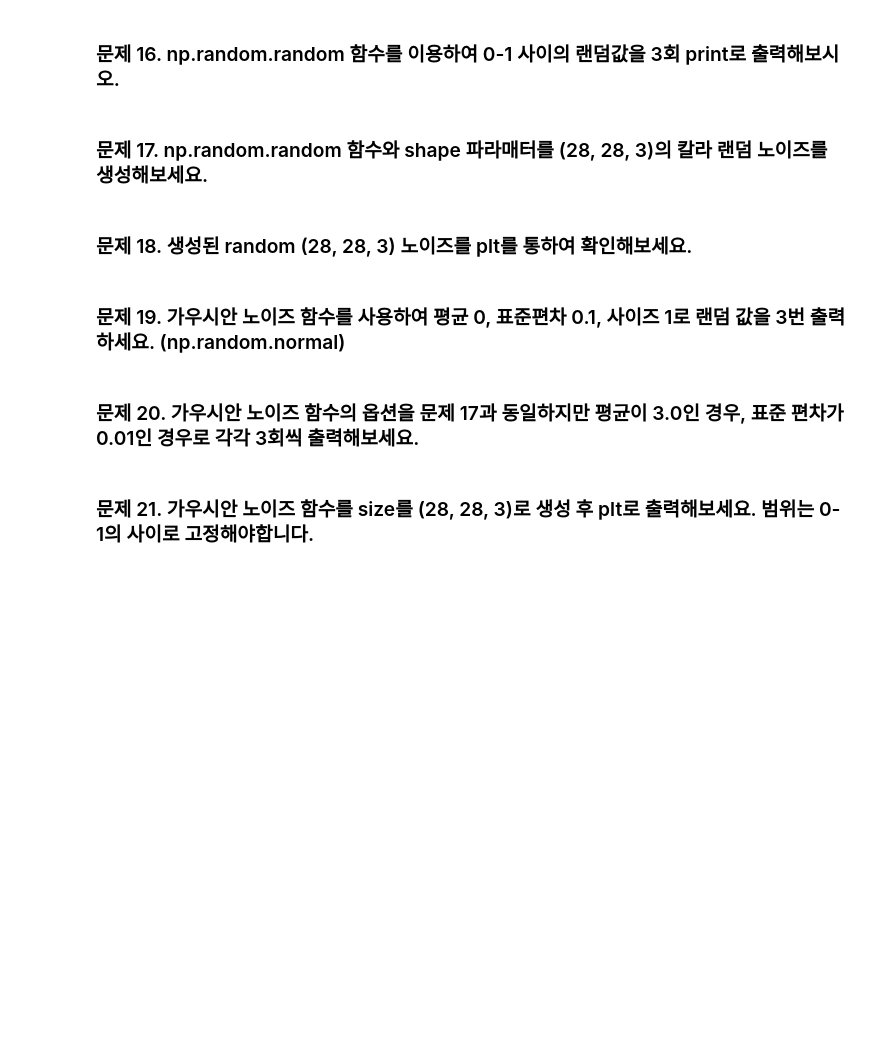
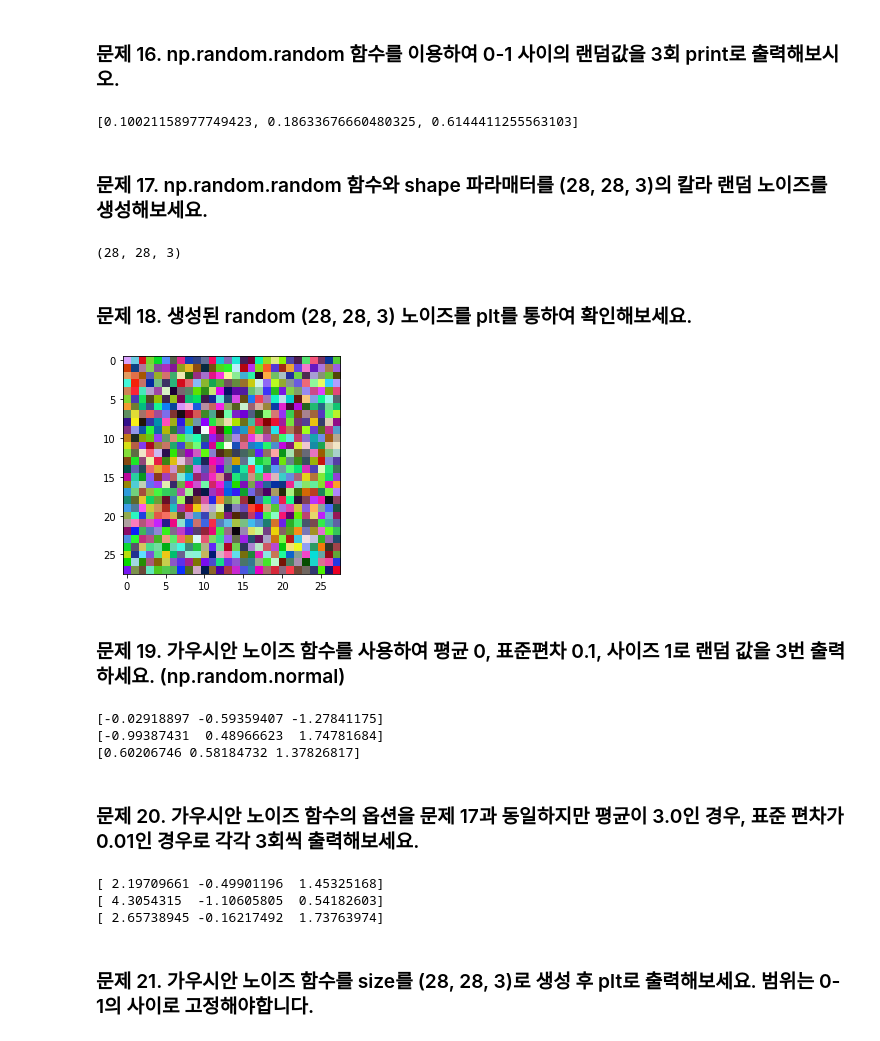
Before and after one commit to boossiman2/FastCampus-Deeplearning300, a Jupyter notebook: Part2_Image change/2_1_화질 개선 - 손상된 의류 이미지 화질 복구하기.ipynb, the cells around one changed output. Drawn from its saved outputs; the diff is of its cells as text; code cells hidden in the pictures; blank space fills up the shorter version.

```diff
--- a/Part2_Image change/2_1_화질 개선 - 손상된 의류 이미지 화질 복구하기.ipynb
+++ b/Part2_Image change/2_1_화질 개선 - 손상된 의류 이미지 화질 복구하기.ipynb
@@ -166,22 +219,44 @@ $$normalize(x) = \frac{x}{최대값}$$
 ### 문제 16. np.random.random 함수를 이용하여 0-1 사이의 랜덤값을 3회 print로 출력해보시오.
 # %%
 # np.random.ranodm을 이용해서 0-1 사의의 랜덤값을 3회 출력하는 코드를 작성하시오.
+print( [np.random.random() for _ in range(3)] )
+# %% [output]
+[0.10021158977749423, 0.18633676660480325, 0.6144411255563103]
 # %% [markdown]
 ### 문제 17. np.random.random 함수와 shape 파라매터를 (28, 28, 3)의 칼라 랜덤 노이즈를 생성해보세요.
 # %%
 # np.random.randpm 함수와 shape 파라매터를 이용하여 (28, 28, 3)의 랜덤 노이즈를 생성하는 코드를 작성하시오.
+np.random.random((28,28,3)).shape
+# %% [output]
+(28, 28, 3)
 # %% [markdown]
 ### 문제 18. 생성된 random (28, 28, 3) 노이즈를 plt를 통하여 확인해보세요.
 # %%
 # plt를 통하여 random (28, 28, 3) 노이즈를 2회 출력하는 코드를 작성하시고, 이미지가 다른지 확인하세요.
+plt.imshow(np.random.random((28,28,3)))
+plt.show()
+# %% [output]
+[figure, added]
 # %% [markdown]
 ### 문제 19. 가우시안 노이즈 함수를 사용하여 평균 0, 표준편차 0.1, 사이즈 1로 랜덤 값을 3번 출력하세요. (np.random.normal)
 # %%
 # 가우시안 노이즈 함수를 이용하여 mu 0.1 std 0.1 size 1인 랜덤값을 3번 출력하는 코드를 작성하세요.
+for _ in range(3):
+    print(np.random.normal( (0, 0.1, 1) ))
+# %% [output]
+[-0.02918897 -0.59359407 -1.27841175]
+[-0.99387431  0.48966623  1.74781684]
+[0.60206746 0.58184732 1.37826817]
 # %% [markdown]
 ### 문제 20. 가우시안 노이즈 함수의 옵션을 문제 17과 동일하지만 평균이 3.0인 경우, 표준 편차가 0.01인 경우로 각각 3회씩 출력해보세요.
 # %%
 # 가우시안 노이즈 함수 mu = 3.0, std = 0.1, size = 1을 3 회 출력, mu = 0.0, std = 0.01, size = 1을 3회 출력하는 코드를 작성해보세요.
+for _ in range(3):
+    print(np.random.normal( (3, 0.1, 1) ))
+# %% [output]
+[ 2.19709661 -0.49901196  1.45325168]
+[ 4.3054315  -1.10605805  0.54182603]
+[ 2.65738945 -0.16217492  1.73763974]
 # %% [markdown]
 ### 문제 21. 가우시안 노이즈 함수를 size를 (28, 28, 3)로 생성 후 plt로 출력해보세요. 범위는 0-1의 사이로 고정해야합니다.
 # %%
```
Also changed, not shown: parts of 36 cells of this notebook.
